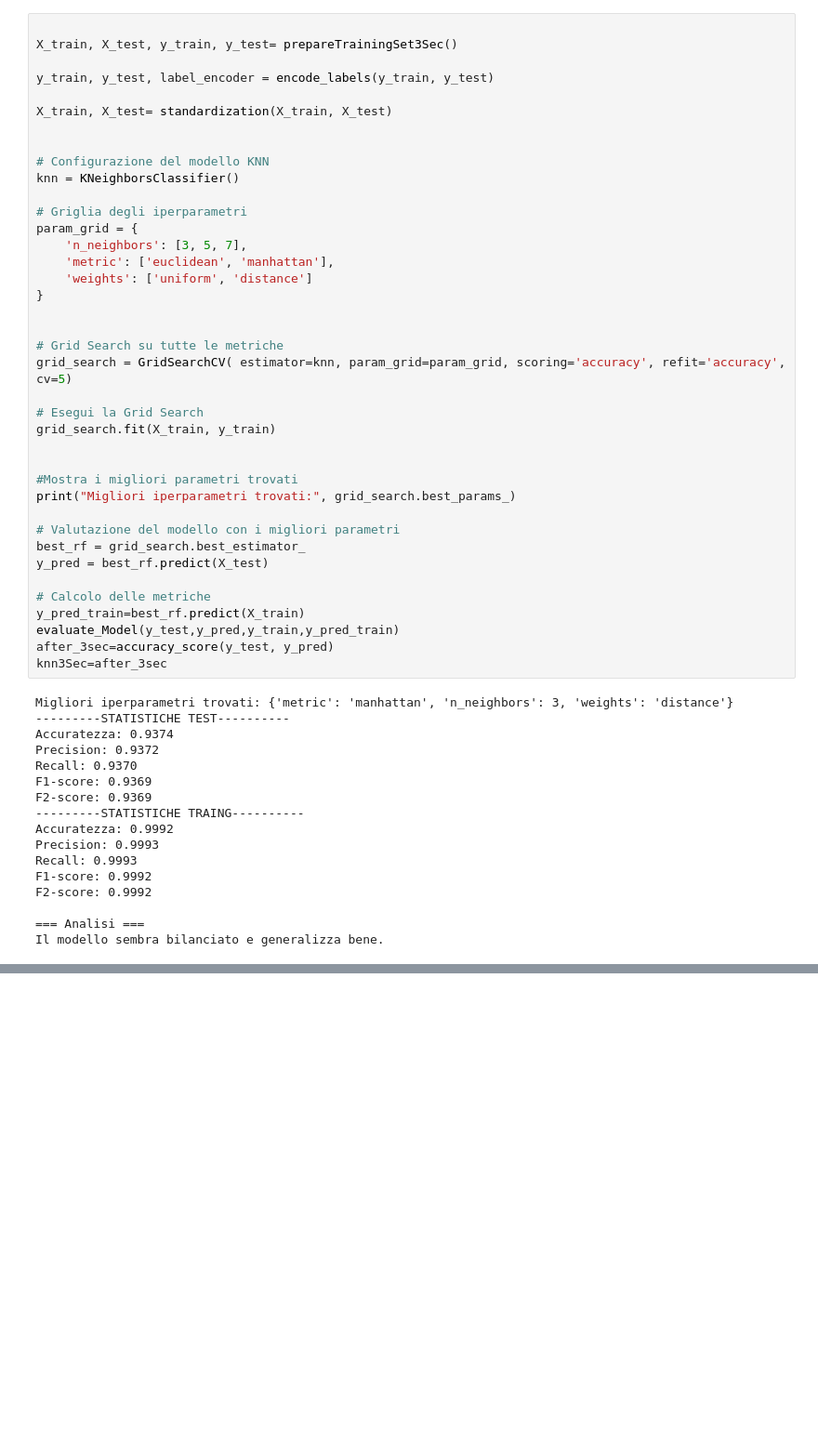
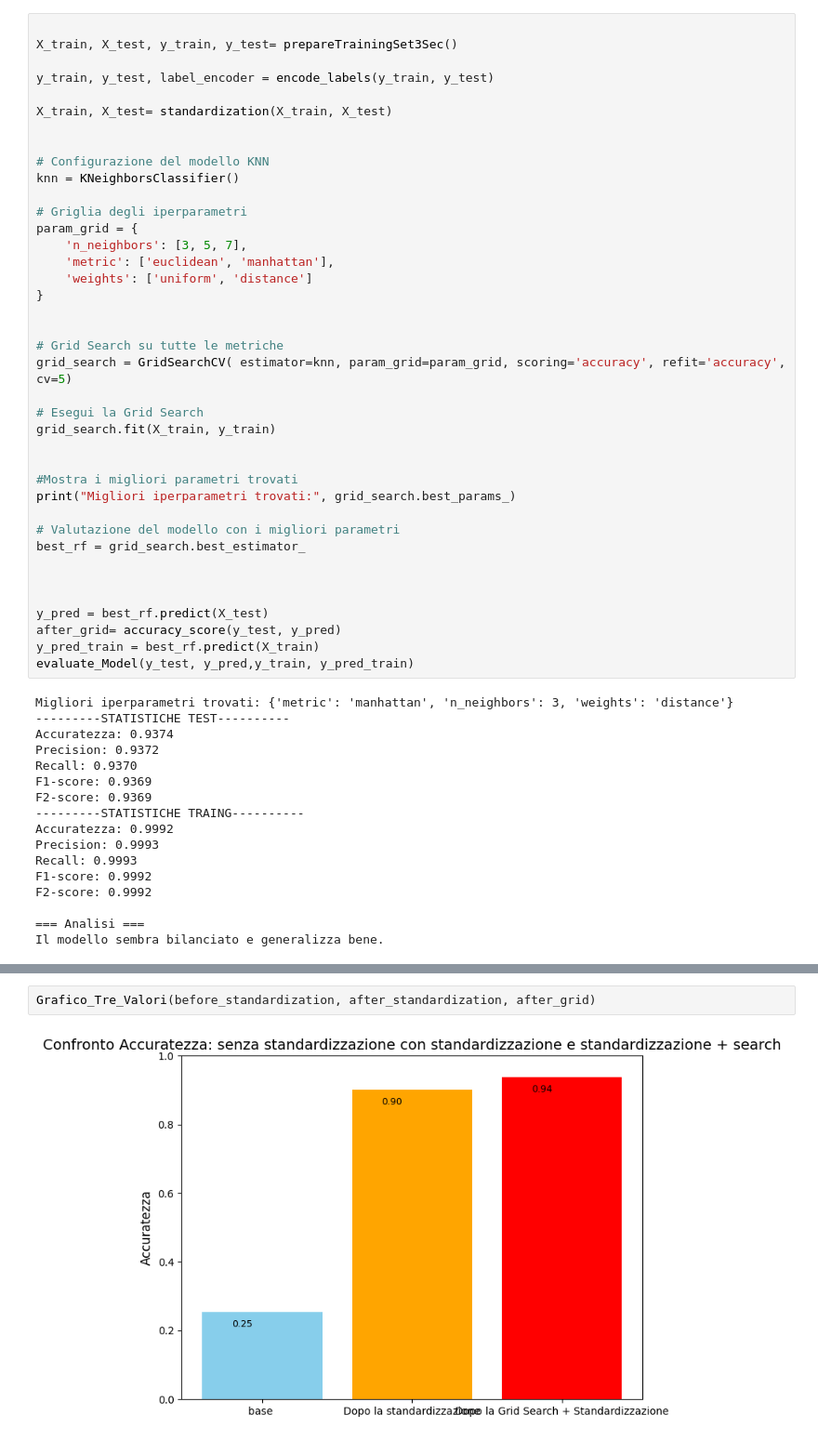
Before and after one commit to DavideOrienti/Progetto-MachineLearning, a Jupyter notebook: Knn.ipynb, the cells around one changed output, grey strips where cells are left out. Shown: that part at 93% size. Drawn from its saved outputs; the diff is of its cells as text; blank space fills up the shorter version.

```diff
--- a/Knn.ipynb
+++ b/Knn.ipynb
@@ -104,13 +96,13 @@ print("Migliori iperparametri trovati:", grid_search.best_params_)
 
 # Valutazione del modello con i migliori parametri
 best_rf = grid_search.best_estimator_
+
+
+
 y_pred = best_rf.predict(X_test)
-
-# Calcolo delle metriche
-y_pred_train=best_rf.predict(X_train)
-evaluate_Model(y_test,y_pred,y_train,y_pred_train)
-after_3sec=accuracy_score(y_test, y_pred)
-knn3Sec=after_3sec
+after_grid= accuracy_score(y_test, y_pred)
+y_pred_train = best_rf.predict(X_train)
+evaluate_Model(y_test, y_pred,y_train, y_pred_train)
 # %% [output]
 Migliori iperparametri trovati: {'metric': 'manhattan', 'n_neighbors': 3, 'weights': 'distance'}
 ---------STATISTICHE TEST----------
@@ -134,0 +123,4 @@ Grafico_Tre_Valori(before_3sec,before_3sec_standadization,after_3sec)
+# %%
+Grafico_Tre_Valori(before_standardization, after_standardization, after_grid)
+# %% [output]
+[figure, added]
```
Also changed, not shown: parts of 6 cells of this notebook, 7 other files.
